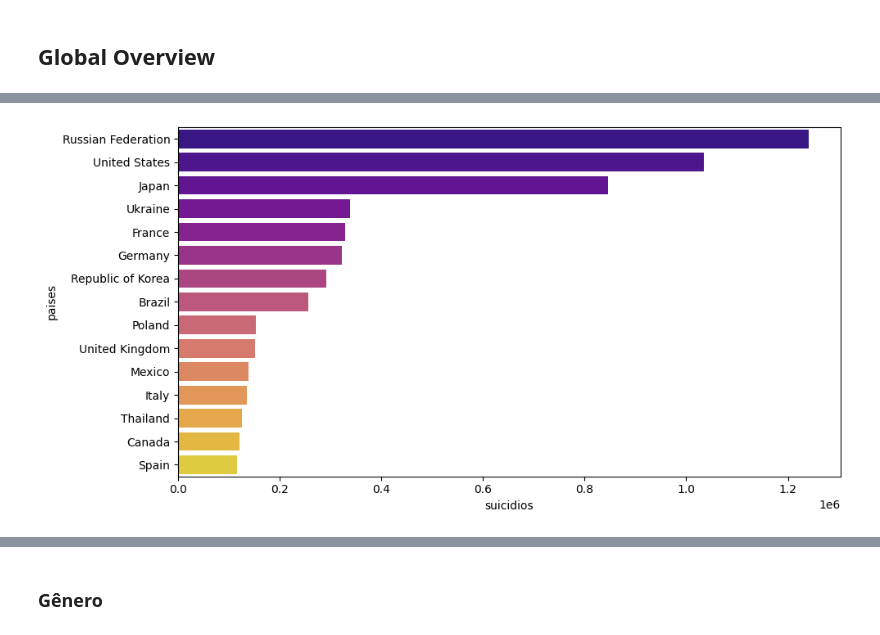
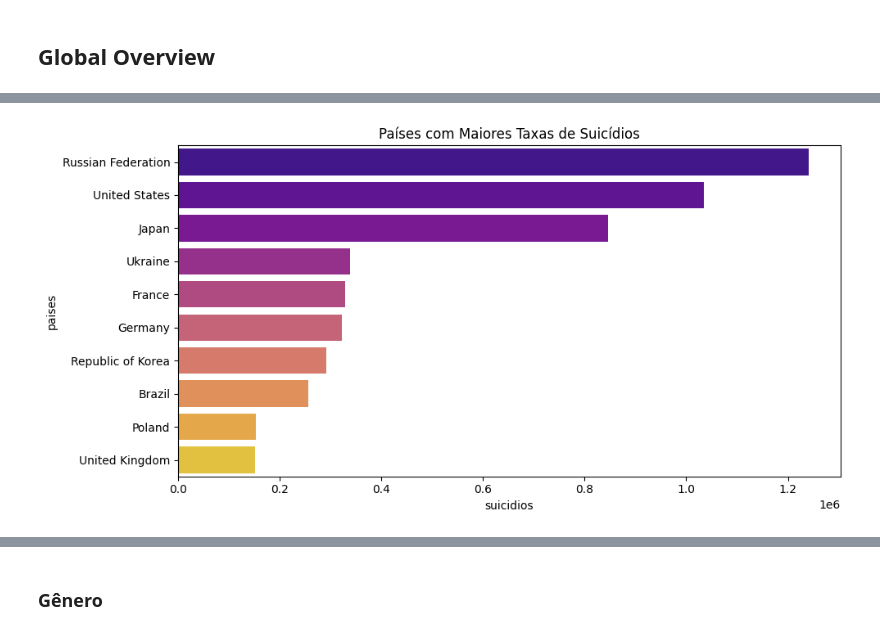
Before and after one commit to Lfagundesnetto/MVP1_Sprint_1_PUC_2023_Leticia-Netto, a Jupyter notebook: MVP1_LeticiaNetto.ipynb, the cells around one changed output, grey strips where cells are left out. Saved outputs shown, nothing was run; the diff lists cells and outputs as text; code cells hidden in the pictures.

```diff
--- a/MVP1_LeticiaNetto.ipynb
+++ b/MVP1_LeticiaNetto.ipynb
@@ -296,19 +296,19 @@ pyr.plot.bar(title='Porcentagem: Suicidios sobre a População.', color=['olive'
 # %%
-# PAÍSES COM MAIORES NÚMEROS DE SUICÍDIOS POR 100 MIL HABITANTES
-
+#plotando o grafico - taxa suicidios a cada 100 mil pessoas - focando  nas 10 maiores taxas - por país
 suicidios = []
 for paises in df.Country.unique():
-    suicidios.append(sum(df[df['Country'] == paises].SuicidesNo))
+    suicidios.append(sum(df[df['Country'] == paises].SuicidesNo))  #sumário dos países
 
 suicidios = pd.DataFrame(suicidios, columns = ['suicidios'])
-paises = pd.DataFrame(df.Country.unique(), columns=['paises'])
+paises = pd.DataFrame(df.Country.unique(), columns = ['paises'])
 SuicidesNo = pd.concat([suicidios, paises], axis = 1)
 
-SuicidesNo = SuicidesNo.sort_values(by = 'suicidios', ascending = False)
+SuicidesNo = SuicidesNo.sort_values(by = 'suicidios', ascending = False) #colocar em ordem decrescente
 
 fig, ax = plt.subplots(figsize = (10,5))
-sns.barplot(y = SuicidesNo.paises[:15], x = SuicidesNo.suicidios[:15], palette='plasma')
+sns.barplot(y = SuicidesNo.paises[:10], x = SuicidesNo.suicidios[:10], palette='plasma') #5 países com as maiores taxas
 
+plt.title('Países com Maiores Taxas de Suicídios')
 plt.tight_layout()
 # %% [output]
-[figure, old version]
+[figure, new version]
```
Also changed, not shown: parts of 7 cells of this notebook.
